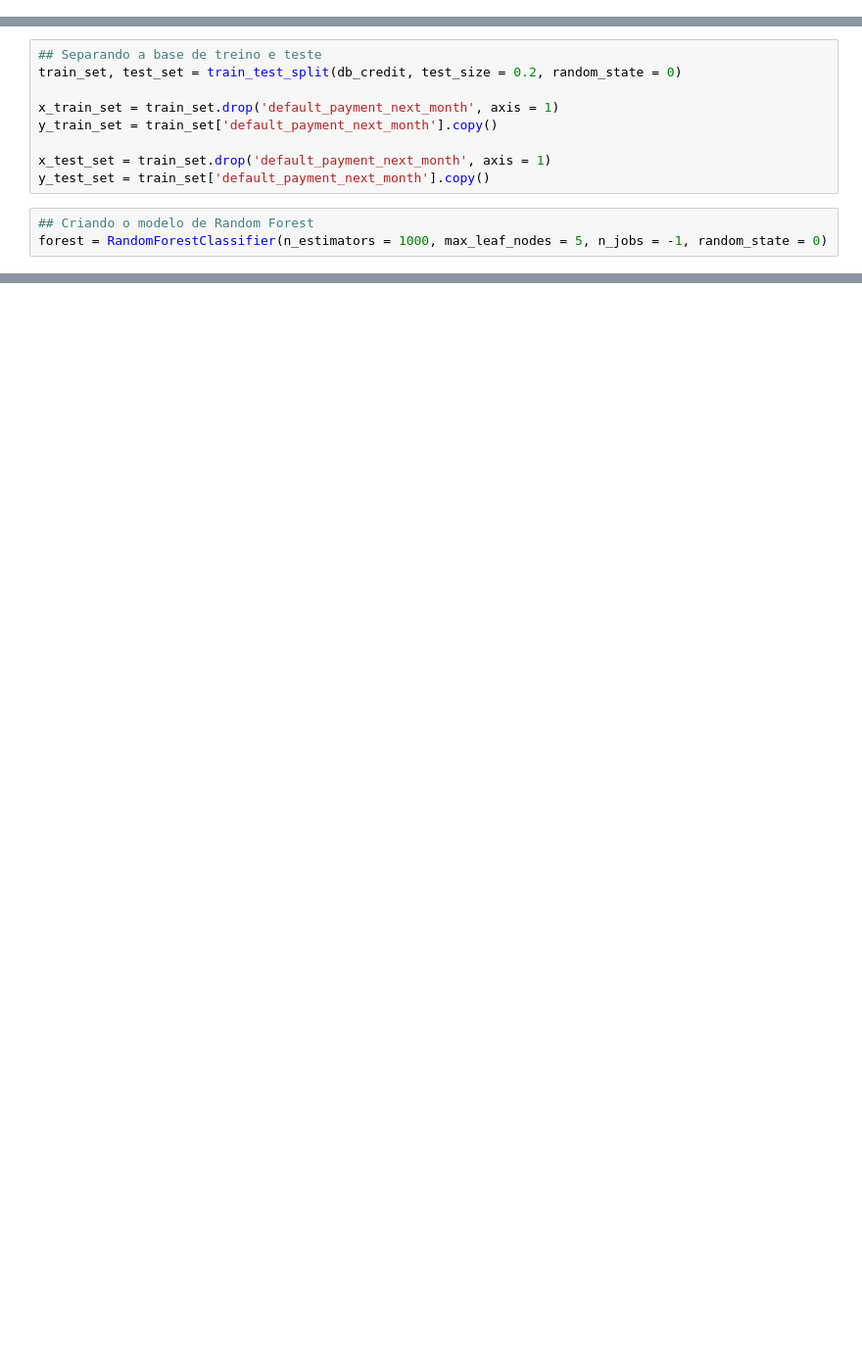
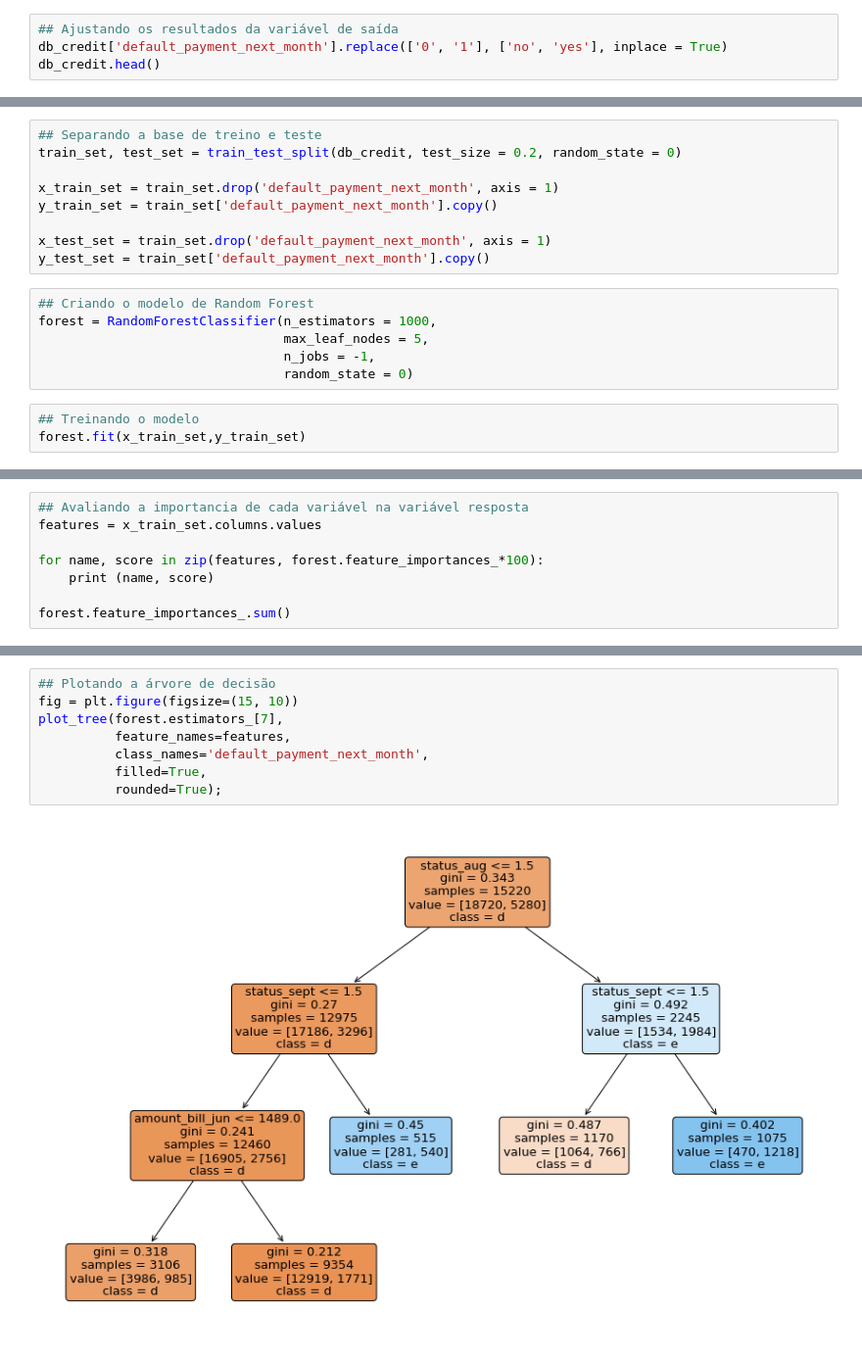
Before and after one commit to FLPSP/Credit-card, a Jupyter notebook: Credit Card.ipynb, the cells around one changed output, grey strips where cells are left out. Shown at 98% size. Cells and saved outputs as stored; diff of their text form; blank space fills up the shorter version.

```diff
--- a/Credit Card.ipynb
+++ b/Credit Card.ipynb
@@ -76,3 +78,7 @@ Data columns (total 25 columns):
  24  default_payment_next_month  30000 non-null  object
 dtypes: int32(21), object(4)
 memory usage: 3.5+ MB
+# %%
+## Ajustando os resultados da variável de saída
+db_credit['default_payment_next_month'].replace(['0', '1'], ['no', 'yes'], inplace = True)
+db_credit.head()
@@ -87,4 +101,10 @@ x_test_set = train_set.drop('default_payment_next_month', axis = 1)
 y_test_set = train_set['default_payment_next_month'].copy()
 # %%
 ## Criando o modelo de Random Forest
-forest = RandomForestClassifier(n_estimators = 1000, max_leaf_nodes = 5, n_jobs = -1, random_state = 0)
+forest = RandomForestClassifier(n_estimators = 1000,
+                                max_leaf_nodes = 5,
+                                n_jobs = -1,
+                                random_state = 0)
+# %%
+## Treinando o modelo
+forest.fit(x_train_set,y_train_set)
@@ -90,0 +114,8 @@ forest = RandomForestClassifier(n_estimators = 1000, max_leaf_nodes = 5, n_jobs
+# %%
+## Avaliando a importancia de cada variável na variável resposta
+features = x_train_set.columns.values
+
+for name, score in zip(features, forest.feature_importances_*100):
+    print (name, score)
+
+forest.feature_importances_.sum()
@@ -90,0 +141,10 @@ forest = RandomForestClassifier(n_estimators = 1000, max_leaf_nodes = 5, n_jobs
+# %%
+## Plotando a árvore de decisão
+fig = plt.figure(figsize=(15, 10))
+plot_tree(forest.estimators_[7],
+          feature_names=features,
+          class_names='default_payment_next_month',
+          filled=True,
+          rounded=True);
+# %% [output]
+[figure, added]
```
Also changed, not shown: parts of 5 cells of this notebook.
